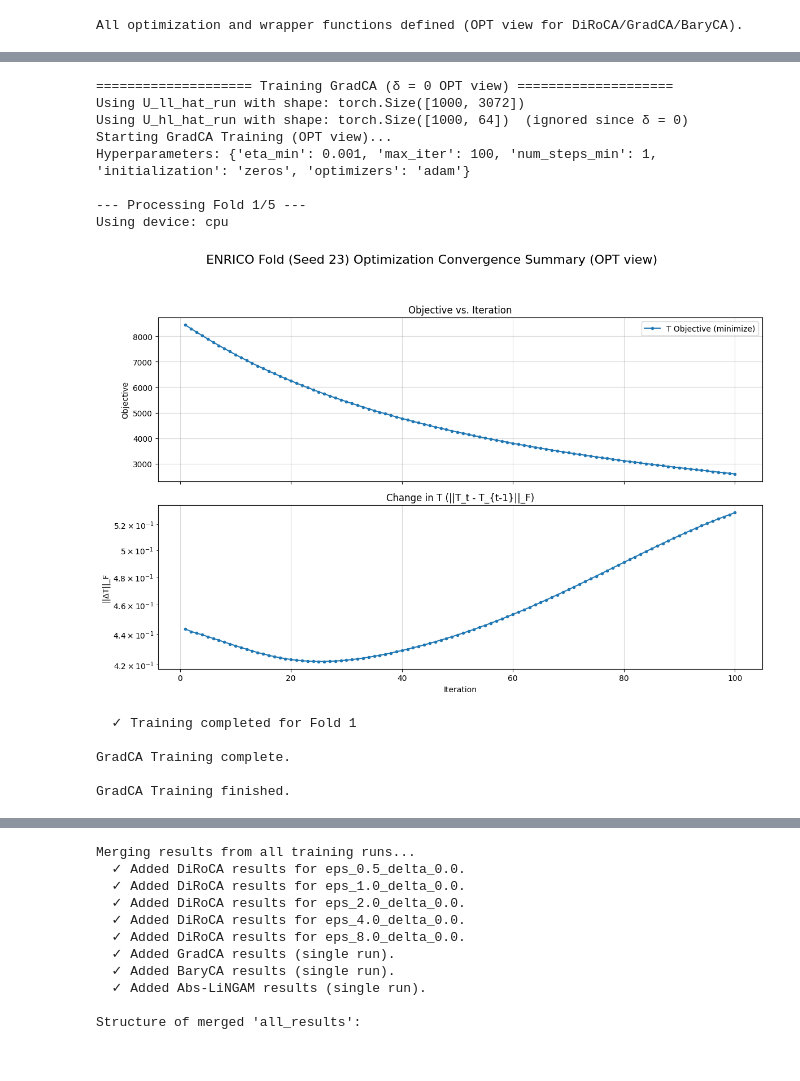
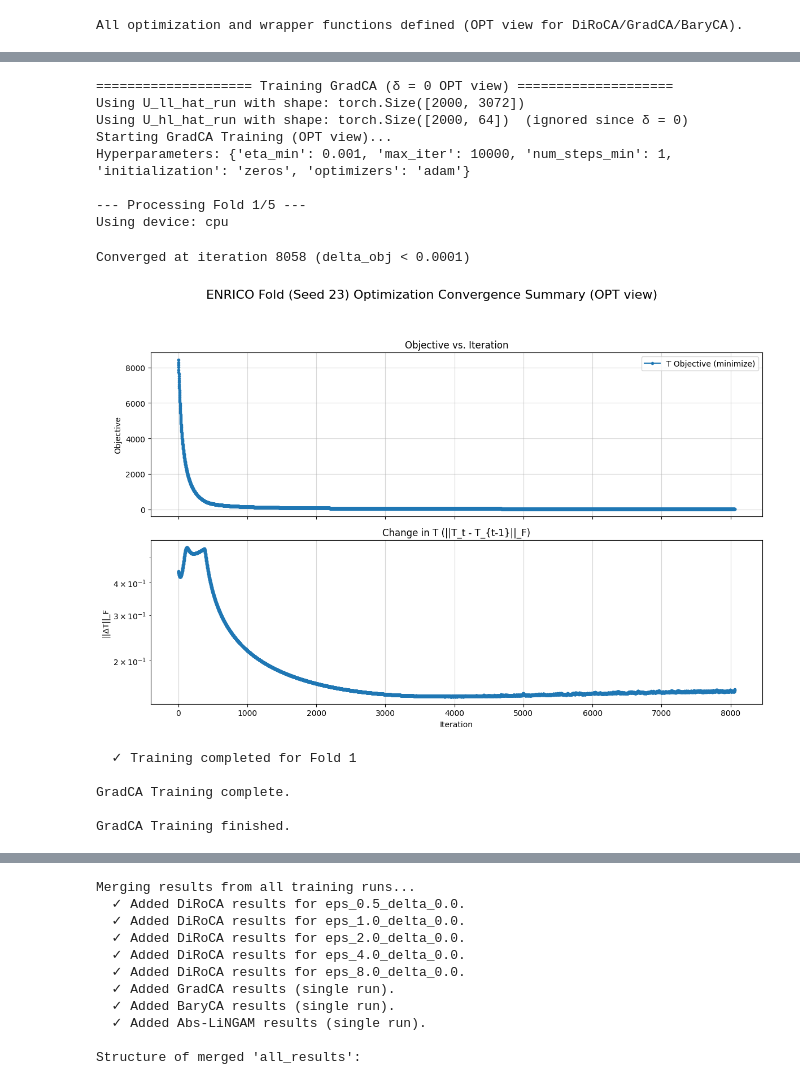
Before and after one commit to yfelekis/GenDiroca, a Jupyter notebook: cmnist_opt_new_fixed.ipynb, the cells around one changed output, grey strips where cells are left out. Drawn from its saved outputs; the diff is of its cells as text; code cells hidden in the pictures.

```diff
--- a/cmnist_opt_new_fixed.ipynb
+++ b/cmnist_opt_new_fixed.ipynb
@@ -602,7 +602,7 @@ import torch
 import numpy as np
 
 # How many samples you want to keep
-N_SUB = 1000  # e.g. 500 or 1000
+N_SUB = 2000  # e.g. 500 or 1000
 
 print("\n" + "="*20 + f" Subsampling to N_SUB = {N_SUB} " + "="*20)
 
@@ -2257,7 +2444,7 @@ print("\n" + "="*20 + " Training GradCA (δ = 0 OPT view) " + "="*20)
 # --- Hyperparameters for GradCA ---
 gradca_hyperparams = {
     'eta_min': 1e-3,
-    'max_iter': 100,        # Number of outer iterations
+    'max_iter': 10000,        # Number of outer iterations
     'num_steps_min': 1,      # T-update steps per iteration
     'initialization': 'zeros',
     'optimizers': 'adam',
@@ -2274,39 +2461,40 @@ fixed_params_gradca = {
 U_ll_hat_run = U_ll_hat_fixed if 'U_ll_hat_fixed' in locals() else U_ll_hat
 U_hl_hat_run = U_hl_hat_fixed if 'U_hl_hat_fixed' in locals() else U_hl_hat
 
 print(f"Using U_ll_hat_run with shape: {U_ll_hat_run.shape}")
 print(f"Using U_hl_hat_run with shape: {U_hl_hat_run.shape}  (ignored since δ = 0)")
 
 # --- Execute Training ---
 results_gradca, monitors_gradca = train_gradca_single_run(
     cv_folds,
     U_ll_hat_run,
     U_hl_hat_run,
     det_ll_dict,
     det_hl_dict,
     omega,
     gradca_hyperparams,
     fixed_params_gradca,
 )
 
 print("\nGradCA Training finished.")
 
 # Optional: free some memory after training
 gc.collect()
 if torch.cuda.is_available():
     torch.cuda.empty_cache()
 # %% [output]
 ==================== Training GradCA (δ = 0 OPT view) ====================
-Using U_ll_hat_run with shape: torch.Size([1000, 3072])
-Using U_hl_hat_run with shape: torch.Size([1000, 64])  (ignored since δ = 0)
+Using U_ll_hat_run with shape: torch.Size([2000, 3072])
+Using U_hl_hat_run with shape: torch.Size([2000, 64])  (ignored since δ = 0)
 Starting GradCA Training (OPT view)...
-Hyperparameters: {'eta_min': 0.001, 'max_iter': 100, 'num_steps_min': 1, 'initialization': 'zeros', 'optimizers': 'adam'}
+Hyperparameters: {'eta_min': 0.001, 'max_iter': 10000, 'num_steps_min': 1, 'initialization': 'zeros', 'optimizers': 'adam'}
 
 --- Processing Fold 1/5 ---
 Using device: cpu
+Converged at iteration 8058 (delta_obj < 0.0001)
-[figure, old version]
+[figure, new version]
-  ✓ Training completed for Fold 1
-
-GradCA Training complete.
-
-GradCA Training finished.
+  ✓ Training completed for Fold 1
+
+GradCA Training complete.
+
+GradCA Training finished.
```
Also changed, not shown: parts of 20 cells of this notebook.
